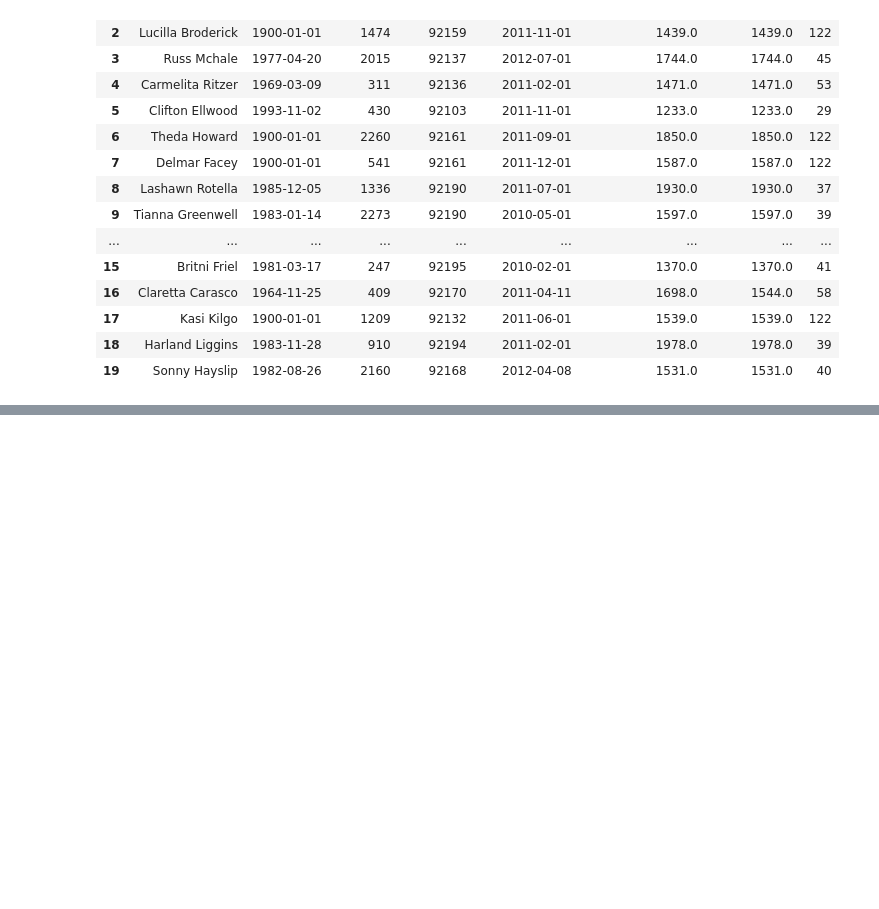
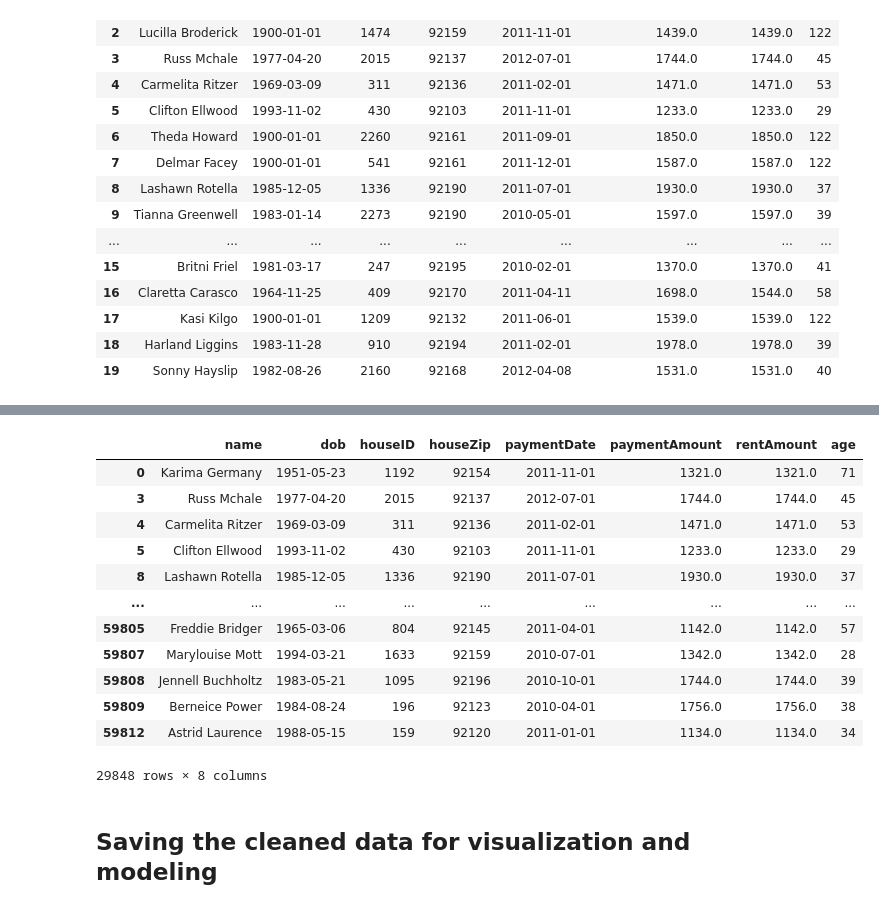
Before and after one commit to pandeysudip/Rental, a Jupyter notebook: Data_Cleaning.ipynb, the cells around one changed output, grey strips where cells are left out. Drawn from its saved outputs; the diff is of its cells as text; code cells hidden in the pictures; blank space fills up the shorter version.

Commit message:
Saved cleaned data

```diff
--- a/Data_Cleaning.ipynb
+++ b/Data_Cleaning.ipynb
@@ -201,0 +221,16 @@ rent_df.head(20)
+# %%
+rent_df[(rent_df['age']>1) & (rent_df['age']<100)]
+# %% [output]
+|  | name | dob | houseID | houseZip | paymentDate | paymentAmount | rentAmount | age |
+| 0 | Karima Germany | 1951-05-23 | 1192 | 92154 | 2011-11-01 | 1321.0 | 1321.0 | 71 |
+| 3 | Russ Mchale | 1977-04-20 | 2015 | 92137 | 2012-07-01 | 1744.0 | 1744.0 | 45 |
+| 4 | Carmelita Ritzer | 1969-03-09 | 311 | 92136 | 2011-02-01 | 1471.0 | 1471.0 | 53 |
+| 5 | Clifton Ellwood | 1993-11-02 | 430 | 92103 | 2011-11-01 | 1233.0 | 1233.0 | 29 |
+| 8 | Lashawn Rotella | 1985-12-05 | 1336 | 92190 | 2011-07-01 | 1930.0 | 1930.0 | 37 |
+| ... | ... | ... | ... | ... | ... | ... | ... | ... |
+| 59805 | Freddie Bridger | 1965-03-06 | 804 | 92145 | 2011-04-01 | 1142.0 | 1142.0 | 57 |
+| 59807 | Marylouise Mott | 1994-03-21 | 1633 | 92159 | 2010-07-01 | 1342.0 | 1342.0 | 28 |
+| 59808 | Jennell Buchholtz | 1983-05-21 | 1095 | 92196 | 2010-10-01 | 1744.0 | 1744.0 | 39 |
+| 59809 | Berneice Power | 1984-08-24 | 196 | 92123 | 2010-04-01 | 1756.0 | 1756.0 | 38 |
+| 59812 | Astrid Laurence | 1988-05-15 | 159 | 92120 | 2011-01-01 | 1134.0 | 1134.0 | 34 |
+29848 rows × 8 columns
@@ -201,0 +240,2 @@ rent_df.head(20)
+# %% [markdown]
+## Saving the cleaned data for visualization and modeling
```
Also changed, not shown: parts of 4 cells of this notebook, 1 other file.
